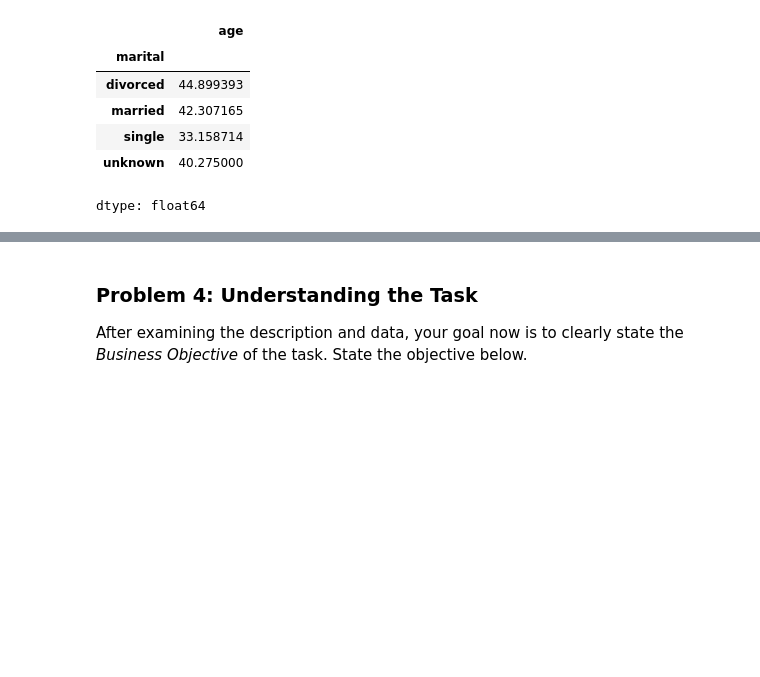
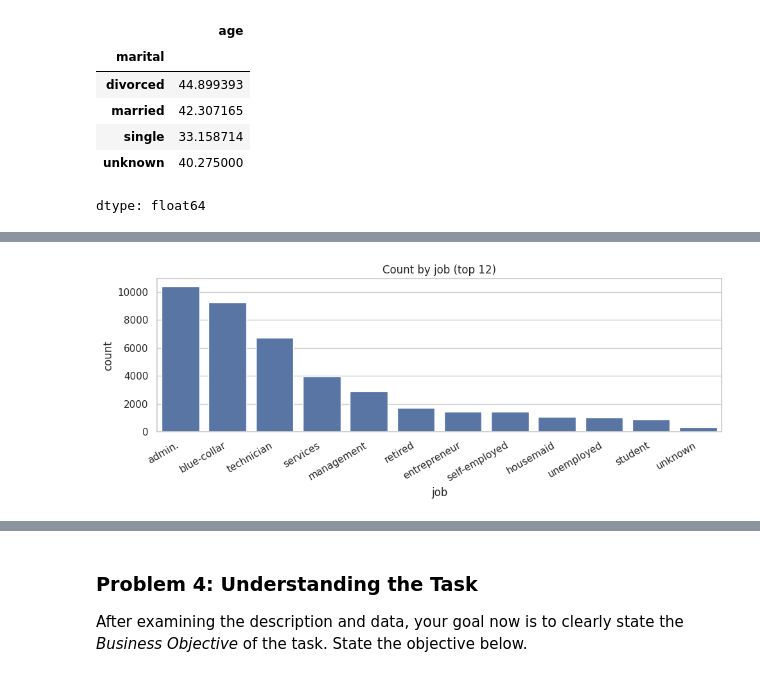
Before and after one commit to mobius29er/bankMarketing, a Jupyter notebook: bankMarketing.ipynb, the cells around one changed output, grey strips where cells are left out. Drawn from its saved outputs; the diff is of its cells as text; code cells hidden in the pictures; blank space fills up the shorter version.

```diff
--- a/bankMarketing.ipynb
+++ b/bankMarketing.ipynb
@@ -177,3 +177,31 @@ display(df.corr(numeric_only=True))
 | cons.conf.idx | 0.129372 | -0.008173 | -0.013733 | -0.091342 | -0.050936 | 0.196041 | 0.058986 | 1.000000 | ... |
 | euribor3m | 0.010767 | -0.032897 | 0.135133 | 0.296899 | -0.454494 | 0.972245 | 0.688230 | 0.277686 | ... |
 | nr.employed | -0.017725 | -0.044703 | 0.144095 | 0.372605 | -0.501333 | 0.906970 | 0.522034 | 0.100513 | ... |
+# %%
+# === Cell A: EDA visuals ===
+import numpy as np
+import pandas as pd
+import seaborn as sns
+import matplotlib.pyplot as plt
+
+sns.set_theme(style="whitegrid", context="notebook")
+
+# Safety checks and small helpers
+assert 'df' in globals(), "Run your earlier cells to load `df` first."
+
+# Make a numeric target for plotting
+df_plot = df.copy()
+df_plot['y_num'] = (df_plot['y'] == 'yes').astype(int)
+# %%
+# --- 1) Categorical: job counts (top 12) ---
+plt.figure(figsize=(10, 4))
+job_counts = df_plot['job'].value_counts().head(12)
+sns.barplot(x=job_counts.index, y=job_counts.values)
+plt.title("Count by job (top 12)")
+plt.xlabel("job")
+plt.ylabel("count")
+plt.xticks(rotation=30, ha="right")
+plt.tight_layout()
+plt.show()
+# %% [output]
+[figure, added]
```
Also changed, not shown: parts of 10 cells of this notebook.
